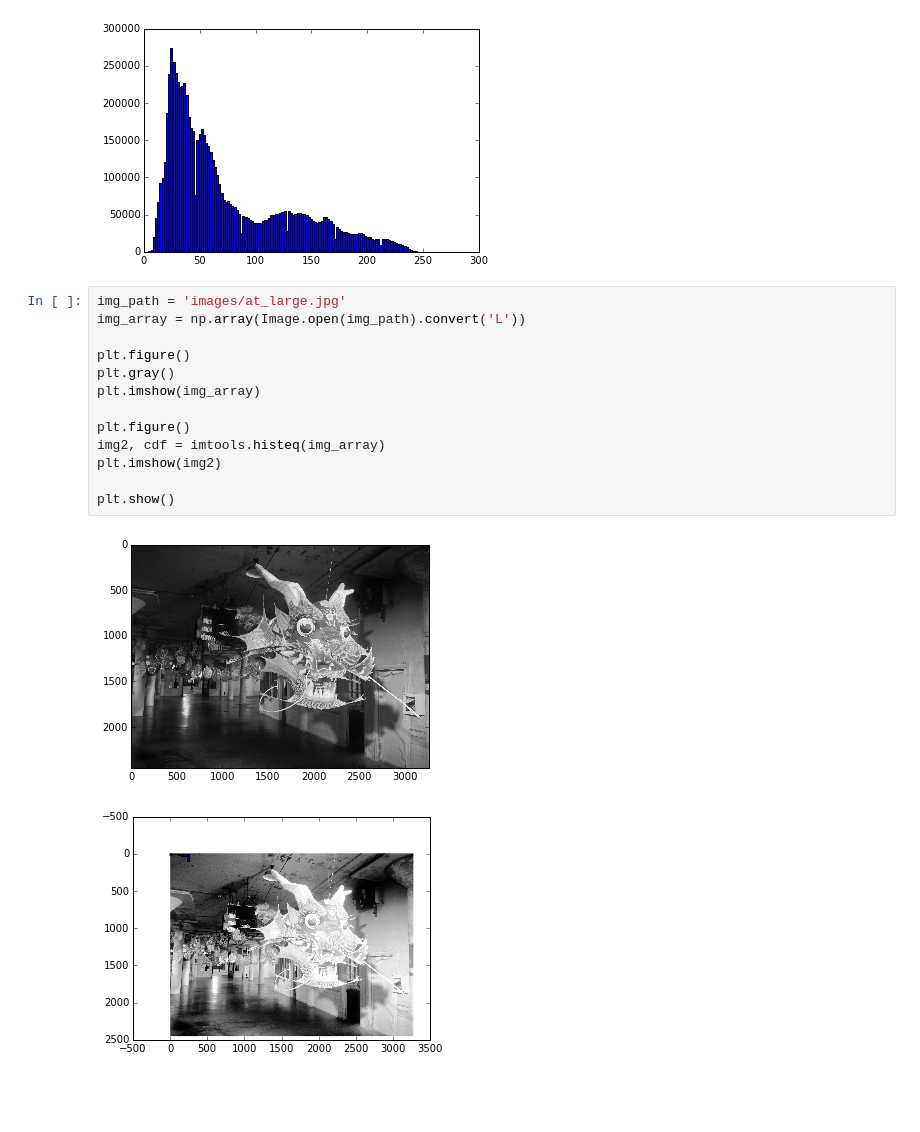
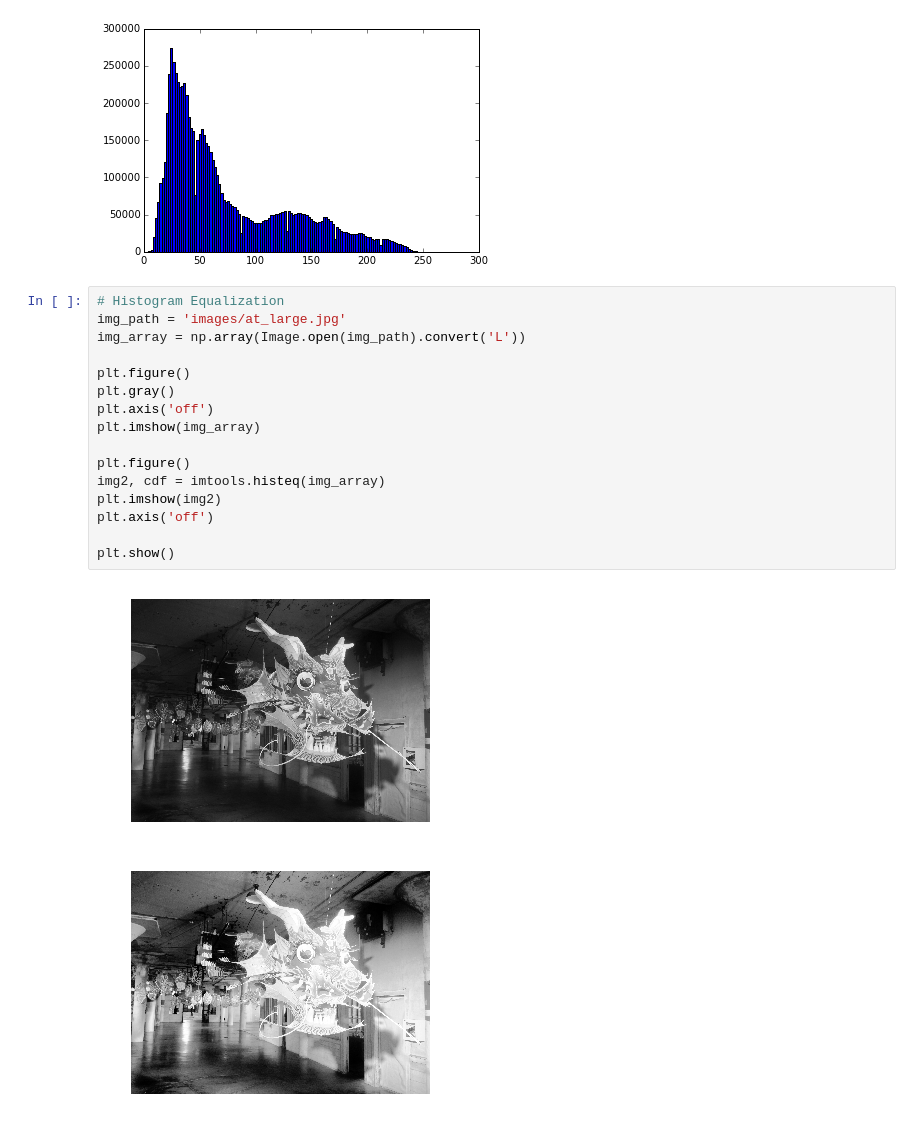
Before and after one commit to keho98/python-cv-scratchpad, a Jupyter notebook: Basic Photo Manipulation.ipynb, the cells around one changed output. Drawn from its saved outputs; the diff is of its cells as text; blank space fills up the shorter version.

Commit message:
Refine plots and add comments

```diff
--- a/Basic Photo Manipulation.ipynb
+++ b/Basic Photo Manipulation.ipynb
@@ -41,18 +41,21 @@ plt.show()
 [figure]
 [figure]
 # %%
+# Histogram Equalization
 img_path = 'images/at_large.jpg'
 img_array = np.array(Image.open(img_path).convert('L'))
 
 plt.figure()
 plt.gray()
+plt.axis('off')
 plt.imshow(img_array)
 
 plt.figure()
 img2, cdf = imtools.histeq(img_array)
 plt.imshow(img2)
+plt.axis('off')
 
 plt.show()
 # %% [output]
-[figure, old version]
+[figure, new version]
-[figure, old version]
+[figure, new version]
```
